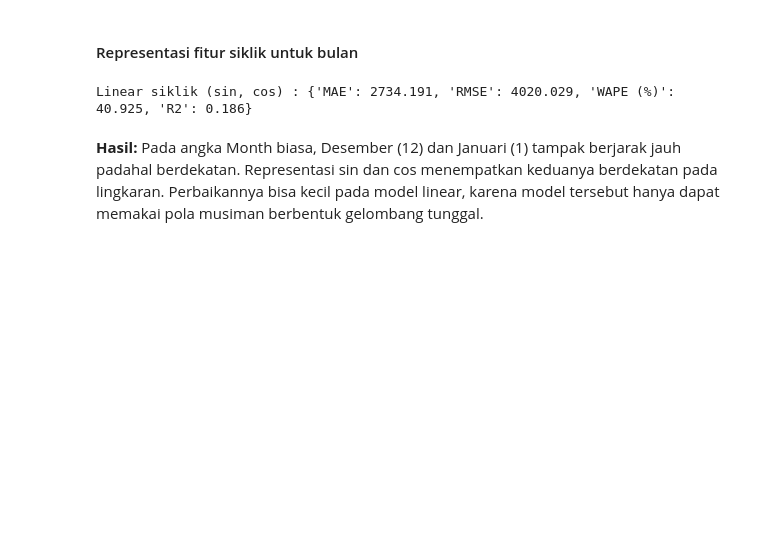
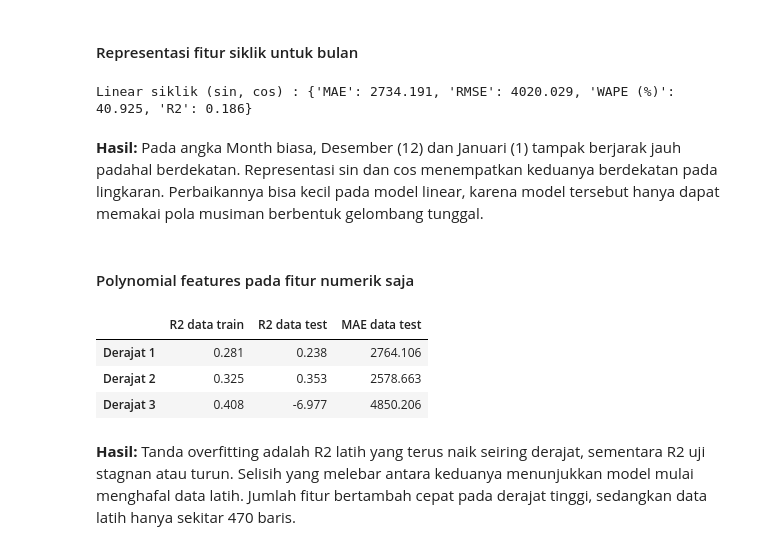
Before and after one commit to jagadhita28/superstore-sales-forecasting, a Jupyter notebook: notebooks/superstore-sales-forecasting.ipynb, the cells around one changed output. Drawn from its saved outputs; the diff is of its cells as text; code cells hidden in the pictures; blank space fills up the shorter version.

Commit message:
model development: membangun pipeline untuk polynomial feature dan linear regression

```diff
--- a/notebooks/superstore-sales-forecasting.ipynb
+++ b/notebooks/superstore-sales-forecasting.ipynb
@@ -890,3 +890,9 @@ print("Linear siklik (sin, cos) :", {k: round(v, 3) for k, v in
 Linear siklik (sin, cos) : {'MAE': 2734.191, 'RMSE': 4020.029, 'WAPE (%)': 40.925, 'R2': 0.186}
 # %% [markdown]
 **Hasil:** Pada angka Month biasa, Desember (12) dan Januari (1) tampak berjarak jauh padahal berdekatan. Representasi sin dan cos menempatkan keduanya berdekatan pada lingkaran. Perbaikannya bisa kecil pada model linear, karena model tersebut hanya dapat memakai pola musiman berbentuk gelombang tunggal.
+# %% [markdown]
+#### Polynomial features pada fitur numerik saja
+# %%
+# Membuat object yang berisi fitur numerik saja
+num_cols = ["lag_1","lag_2","lag_3","lag_12","roll_mean_3"]
+baris = {}
@@ -892,0 +904,25 @@ Linear siklik (sin, cos) : {'MAE': 2734.191, 'RMSE': 4020.029, 'WAPE (%)': 40.92
+# %%
+for derajat in [1, 2, 3]:
+    # Membangun Pipeline
+    poly = Pipeline([("scaler", StandardScaler()),
+                     ("polynomial", PolynomialFeatures(degree=derajat, include_bias=False))])
+    # Membangun column transformer untuk polynomial dgn mengambil kolom numerik saja
+    pre = ColumnTransformer([("poly", poly, num_cols)], remainder="passthrough")
+    # Membuat model pipeline dgn langkah transformasi ke linear regression lalu fit data train
+    model = Pipeline([("pre", pre), ("lre", LinearRegression())]).fit(X_train, y_train)
+
+    # Menghitung metriks
+    baris[f"Derajat {derajat}"] = {
+        "R2 data train": r2_score(y_train, model.predict(X_train)),
+        "R2 data test": r2_score(y_test, model.predict(X_test)),
+        "MAE data test": mean_absolute_error(y_test, model.predict(X_test)),
+    }
+
+pd.DataFrame(baris).T.round(3)
+# %% [output]
+|  | R2 data train | R2 data test | MAE data test |
+| Derajat 1 | 0.281 | 0.238 | 2764.106 |
+| Derajat 2 | 0.325 | 0.353 | 2578.663 |
+| Derajat 3 | 0.408 | -6.977 | 4850.206 |
+# %% [markdown]
+**Hasil:** Tanda overfitting adalah R2 latih yang terus naik seiring derajat, sementara R2 uji stagnan atau turun. Selisih yang melebar antara keduanya menunjukkan model mulai menghafal data latih. Jumlah fitur bertambah cepat pada derajat tinggi, sedangkan data latih hanya sekitar 470 baris.
```
Also changed, not shown: parts of 1 cell of this notebook.
